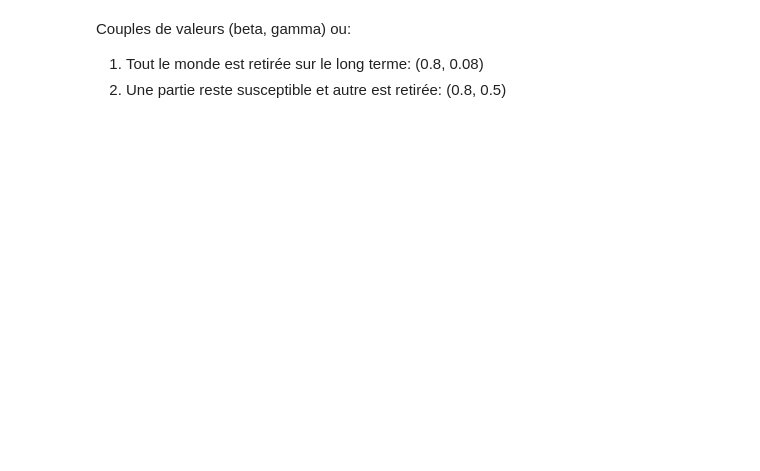
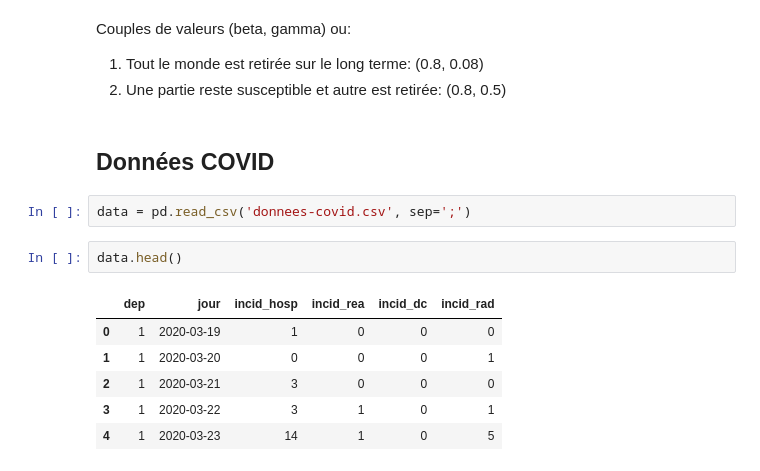
Before and after one commit to Vinschers/queueing-theory, a Jupyter notebook: Project1_DUTRA_VICENTIN.ipynb, the cells around one changed output. Saved outputs shown, nothing was run; the diff lists cells and outputs as text; blank space fills up the shorter version.

```diff
--- a/Project1_DUTRA_VICENTIN.ipynb
+++ b/Project1_DUTRA_VICENTIN.ipynb
@@ -134,3 +135,16 @@ for N in [1e2, 1e3, 1e4, 1e5, 1e6]:
 Couples de valeurs (beta, gamma) ou:
 1. Tout le monde est retirée sur le long terme: (0.8, 0.08)
 2. Une partie reste susceptible et autre est retirée: (0.8, 0.5)
+# %% [markdown]
+## Données COVID
+# %%
+data = pd.read_csv('donnees-covid.csv', sep=';')
+# %%
+data.head()
+# %% [output]
+|  | dep | jour | incid_hosp | incid_rea | incid_dc | incid_rad |
+| 0 | 1 | 2020-03-19 | 1 | 0 | 0 | 0 |
+| 1 | 1 | 2020-03-20 | 0 | 0 | 0 | 1 |
+| 2 | 1 | 2020-03-21 | 3 | 0 | 0 | 0 |
+| 3 | 1 | 2020-03-22 | 3 | 1 | 0 | 1 |
+| 4 | 1 | 2020-03-23 | 14 | 1 | 0 | 5 |
```
Also changed, not shown: parts of 12 cells of this notebook.
